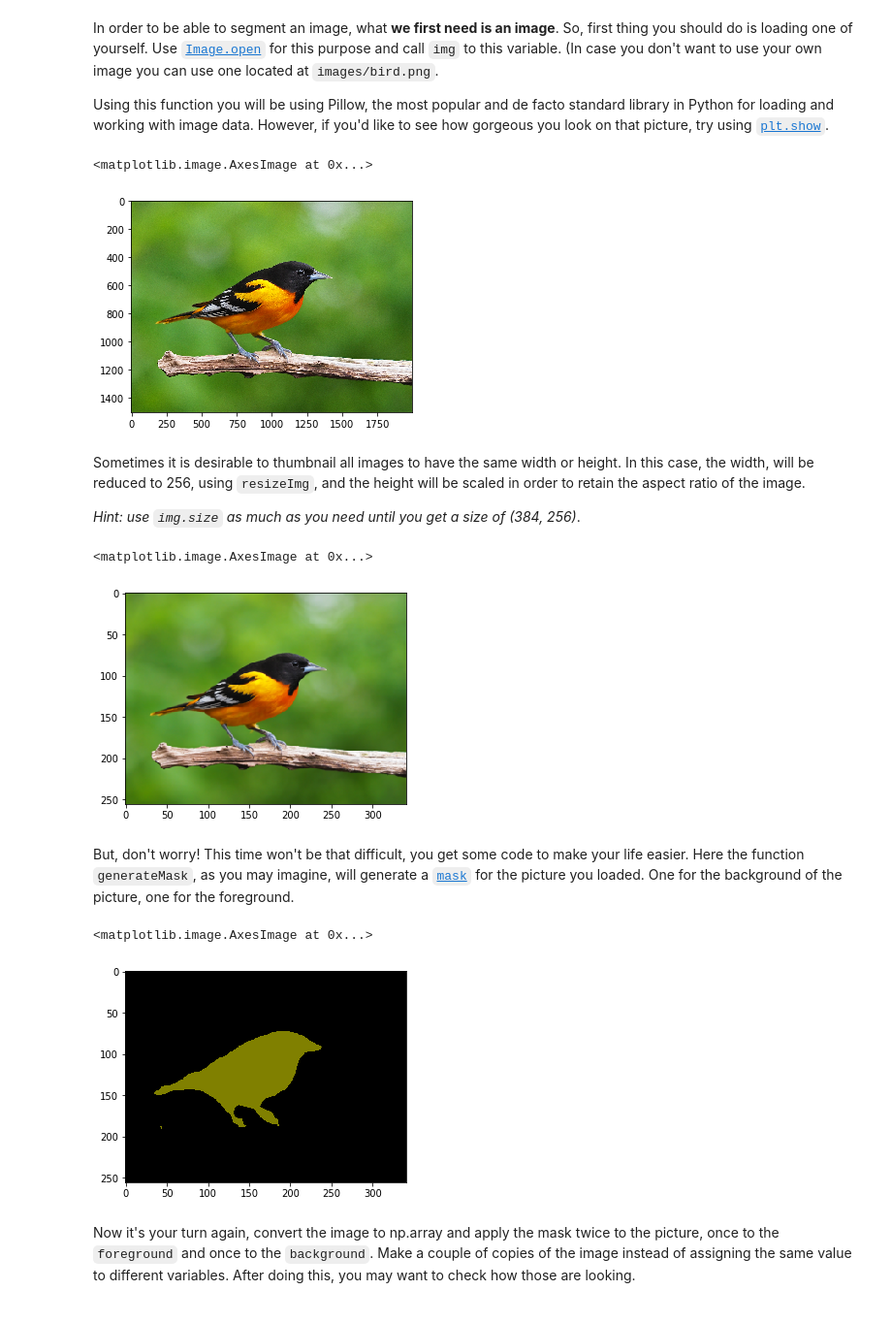
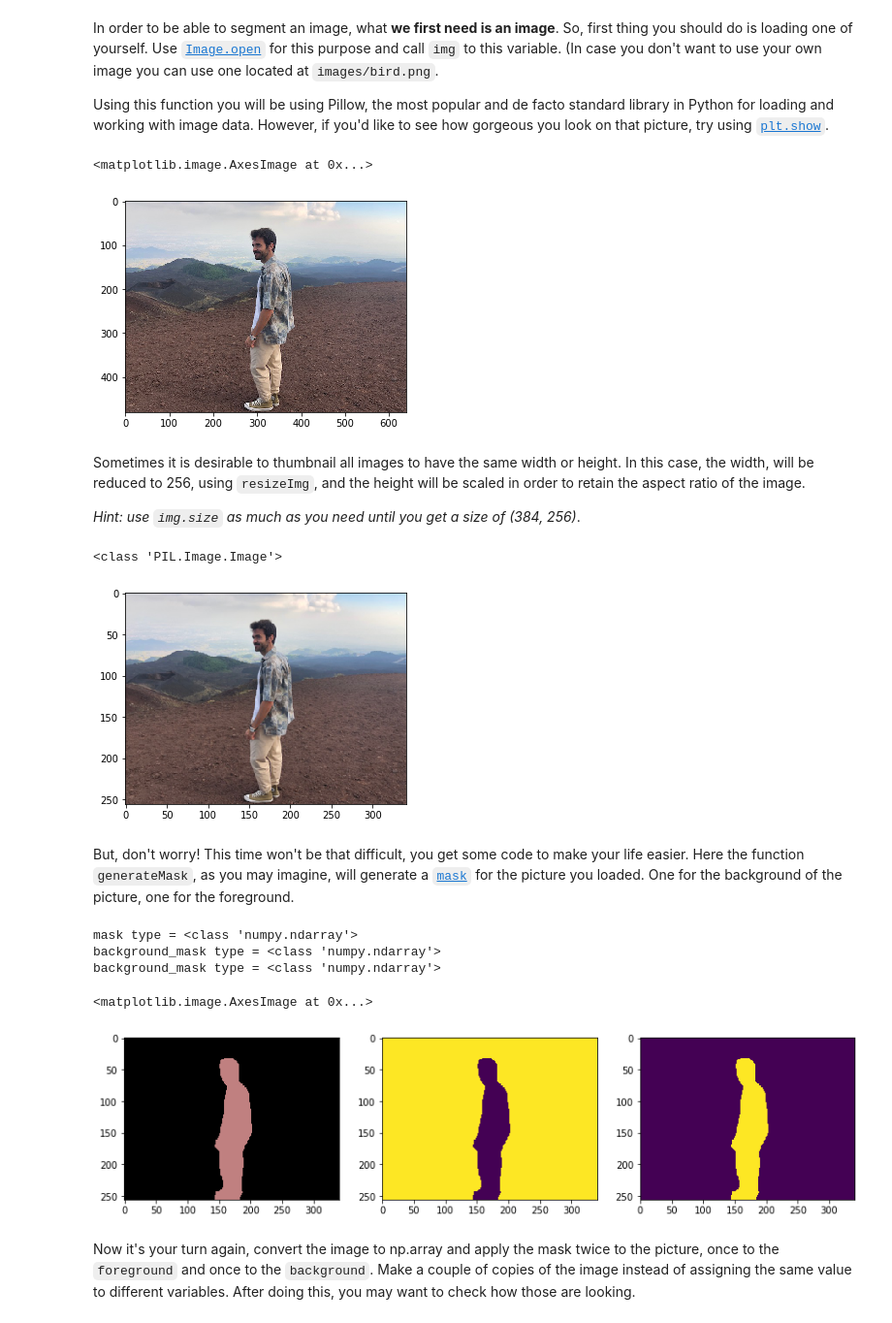
Before and after one commit to blancalluch/ImageSegmentation, a Jupyter notebook: main.ipynb, the cells around one changed output. Shown at 97% size. Saved outputs shown, nothing was run; the diff lists cells and outputs as text; code cells hidden in the pictures.

```diff
--- a/main.ipynb
+++ b/main.ipynb
@@ -53,12 +53,12 @@ In order to be able to segment an image, what **we first need is an image**. So,
 Using this function you will be using Pillow, the most popular and de facto standard library in Python for loading and working with image data. However, if you'd like to see how gorgeous you look on that picture, try using [`plt.show`](https://matplotlib.org/api/_as_gen/matplotlib.pyplot.show.html).
 # %%
 # Your code here
-im = Image.open('images/bird.png')
+im = Image.open('images/maic.jpg')
 
-plt.imshow(imarr)
+plt.imshow(im)
 # %% [output]
 <matplotlib.image.AxesImage at 0x...>
-[figure, old version]
+[figure, new version]
 # %% [markdown]
 Sometimes it is desirable to thumbnail all images to have the same width or height. In this case, the width, will be reduced to 256, using `resizeImg`, and the height will be scaled in order to retain the aspect ratio of the image.
 
@@ -68,24 +68,39 @@ Sometimes it is desirable to thumbnail all images to have the same width or heig
 img = resizeImg(im,256)
 img.size
 
-plt.imshow(img)
+print(type(img))
+
+plt.imshow(img);
 # %% [output]
-<matplotlib.image.AxesImage at 0x...>
+<class 'PIL.Image.Image'>
-[figure, old version]
+[figure, new version]
 # %% [markdown]
 But, don't worry! This time won't be that difficult, you get some code to make your life easier.
 Here the function `generateMask`, as you may imagine, will generate a [`mask`](http://www.xinapse.com/Manual/masking.html) for the picture you loaded. One for the background of the picture, one for the foreground.
 # %%
 # Generate a mask
 
 mask = generateMask(img)
 background_mask = np.all(mask == [0, 0, 0], axis=-1)
 foreground_mask = np.any(mask != [0, 0, 0], axis=-1)
 
+print("mask type =",type(mask))
+print("background_mask type =",type(mask))
+print("background_mask type =",type(mask))
+
+plt.figure(figsize=(14,6))
+plt.subplot(1,3,1)
 plt.imshow(mask)
+plt.subplot(1,3,2)
+plt.imshow(background_mask)
+plt.subplot(1,3,3)
+plt.imshow(foreground_mask)
 # %% [output]
-<matplotlib.image.AxesImage at 0x...>
+mask type = <class 'numpy.ndarray'>
+background_mask type = <class 'numpy.ndarray'>
+background_mask type = <class 'numpy.ndarray'>
+<matplotlib.image.AxesImage at 0x...>
-[figure, old version]
+[figure, new version]
 # %% [markdown]
 Now it's your turn again, convert the image to np.array and apply the mask twice to the picture, once to the `foreground` and once to the `background`. Make a couple of copies of the image instead of assigning the same value to different variables. After doing this, you may want to check how those are looking.
 # %%
```
Also changed, not shown: parts of 13 cells of this notebook, 1 other file.
